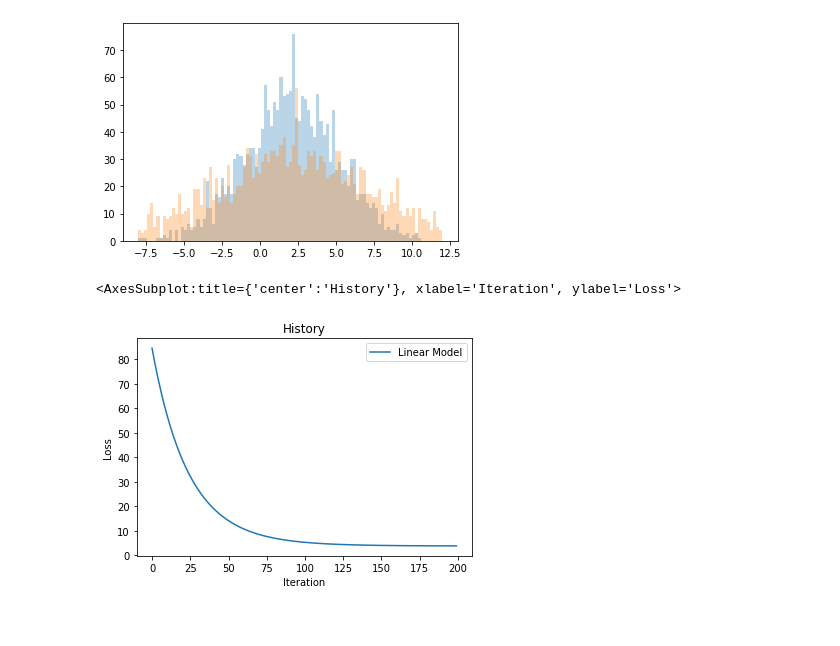
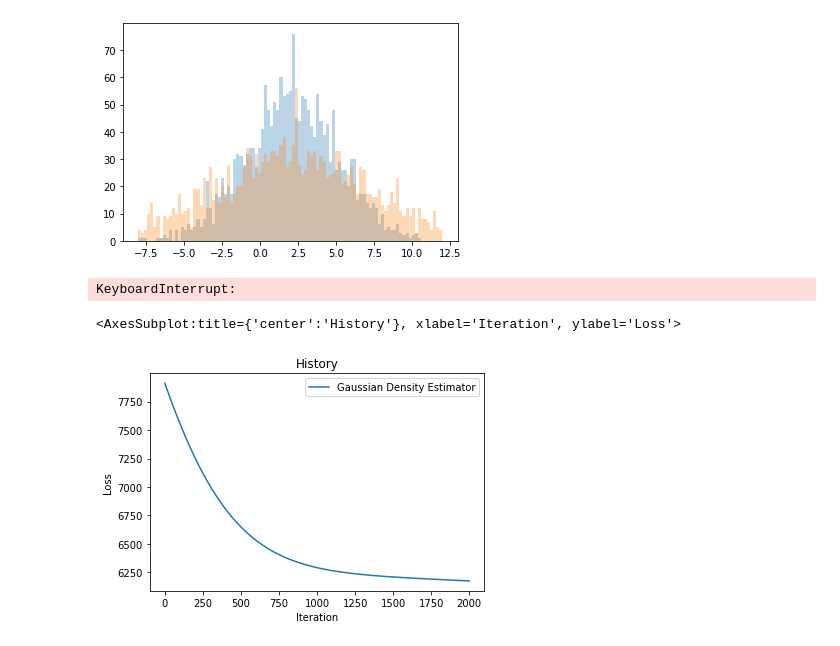
Before and after one commit to sam-bailey/melvin, a Jupyter notebook: examples/gaussian_density_estimation.ipynb, the cells around one changed output. Saved outputs shown, nothing was run; the diff lists cells and outputs as text; code cells hidden in the pictures.

```diff
--- a/examples/gaussian_density_estimation.ipynb
+++ b/examples/gaussian_density_estimation.ipynb
@@ -26,33 +26,39 @@ plt.show()
 # %% [output]
 [figure]
 # %%
-def model_fn(params, X):
+@jax.jit
+def model_fn(params, X, fixed_params):
     mu = params[0]
     std_latent = jnp.exp(params[1])
-    std = jnp.sqrt(std_latent**2 + NOISE_STD**2)
+    std_noise = fixed_params[0]
+    std = jnp.sqrt(std_latent**2 + std_noise**2)
     return jnp.array([mu, std])
 
-def log_likelihood_fn(y, y_pred, params):
+@jax.jit
+def log_likelihood_fn(y, y_pred, params, fixed_params):
     mu = y_pred[0]
     std = y_pred[1]
     log_like = jax.scipy.stats.norm.logpdf(y, loc=mu, scale=std)
     return jnp.sum(log_like)
 
 SEED, _seed = random.split(SEED)
-initial_params = jax.random.normal(key=_seed, shape=(N_PARAMS,))
+initial_params = jax.random.normal(key=_seed, shape=(2,))
 
 gaussian_density_estimator = MaximumLikelihoodModel(
     name="Gaussian Density Estimator",
     model_fn=model_fn,
-    loss_fn=loss_fn,
+    log_likelihood_fn=log_likelihood_fn,
     initial_params=initial_params,
-    optimizer=sgd,
-    optimizer_kwargs={"step_size": 0.01}
+    fixed_params=jnp.array([NOISE_STD]),
+    optimizer=adam,
+    optimizer_kwargs={"step_size": 0.001}
 )
 
-linear_model.fit(n_steps=200, X=X, y=y)
+gaussian_density_estimator.fit(n_steps=5000, X=None, y=y)
+# %% [output]
+KeyboardInterrupt:
 # %%
-linear_model.plot_history()
+gaussian_density_estimator.plot_history()
 # %% [output]
 <AxesSubplot:title={'center':'History'}, xlabel='Iteration', ylabel='Loss'>
-[figure, old version]
+[figure, new version]
```
Also changed, not shown: parts of 4 cells of this notebook, 5 other files.
